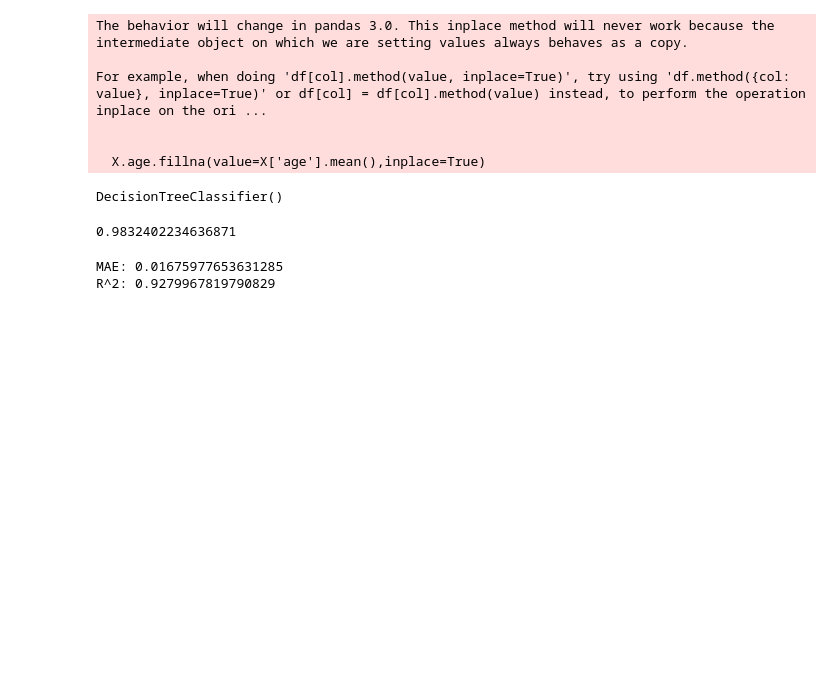
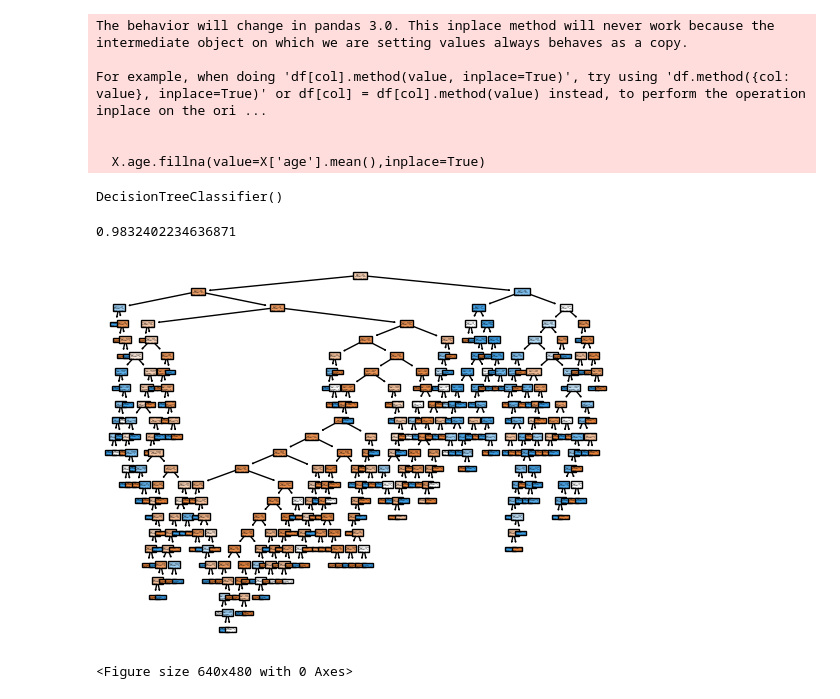
Before and after one commit to hassanjawad1/ML-2024, a Jupyter notebook: decision+tre.ipynb, the cells around one changed output. Drawn from its saved outputs; the diff is of its cells as text; code cells hidden in the pictures; blank space fills up the shorter version.

```diff
--- a/decision+tre.ipynb
+++ b/decision+tre.ipynb
@@ -59,14 +59,10 @@ acc= accuracy_score(y_test,pred)
 acc
 # %% [output]
 0.9832402234636871
-# %%
-mae = mean_absolute_error(y_test, pred)
-
-r2 = r2_score(y_test, pred)
-
-print(f"MAE: {mae}")
-
-print(f"R^2: {r2}")
-# %% [output]
-MAE: 0.01675977653631285
-R^2: 0.9279967819790829
+# %%
+tree.plot_tree(model.fit(X,y),filled=True)
+plt.show()
+plt.savefig("Tree.png")
+# %% [output]
+[figure, added]
+<Figure size 640x480 with 0 Axes>
```
Also changed, not shown: 1 other file.
